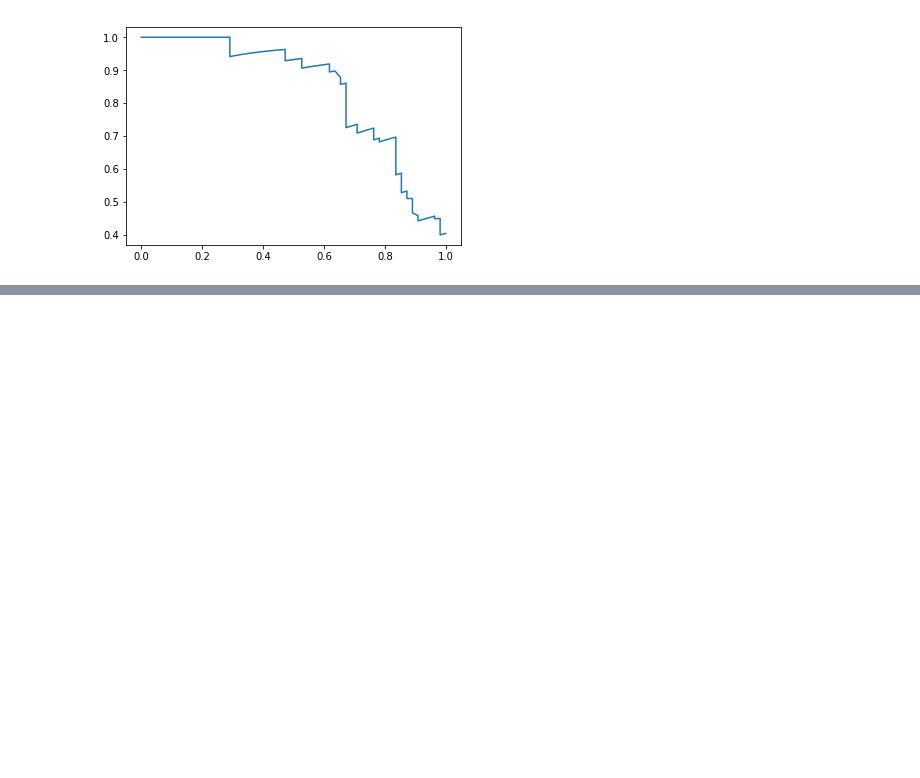
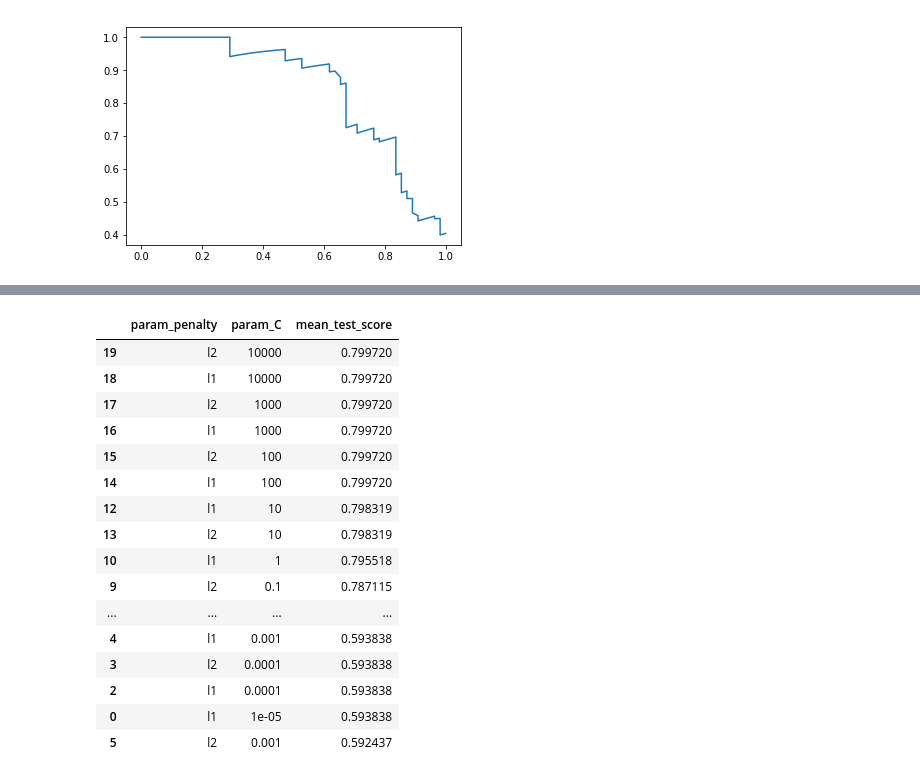
Before and after one commit to mehtapkaramanli/siniflandirma_3_bolum, a Jupyter notebook: Sınıflandırma titanıc odev.ipynb, the cells around one changed output, grey strips where cells are left out. Cells and saved outputs as stored; diff of their text form; code cells hidden in the pictures; blank space fills up the shorter version.

```diff
--- a/Sınıflandırma titanıc odev.ipynb
+++ b/Sınıflandırma titanıc odev.ipynb
@@ -419,0 +458,10 @@ AUC Değeri :  0.8522727272727273
+# %%
+from sklearn.metrics import mean_squared_error
+X=titan
+y=target
+X.index=[i for i in range(714)]
+y.index=[i for i in range(714)]
+X_eğitim=X.copy()
+X_test=X.copy()
+y_eğitim=y.copy()
+y_test=y.copy()
@@ -419,0 +638,22 @@ AUC Değeri :  0.8522727272727273
+# %%
+df = df[['param_penalty','param_C', 'mean_test_score']]
+df = df.sort_values(by='mean_test_score', ascending = False)
+df
+# %% [output]
+|  | param_penalty | param_C | mean_test_score |
+| 19 | l2 | 10000 | 0.799720 |
+| 18 | l1 | 10000 | 0.799720 |
+| 17 | l2 | 1000 | 0.799720 |
+| 16 | l1 | 1000 | 0.799720 |
+| 15 | l2 | 100 | 0.799720 |
+| 14 | l1 | 100 | 0.799720 |
+| 12 | l1 | 10 | 0.798319 |
+| 13 | l2 | 10 | 0.798319 |
+| 10 | l1 | 1 | 0.795518 |
+| 9 | l2 | 0.1 | 0.787115 |
+| ... | ... | ... | ... |
+| 4 | l1 | 0.001 | 0.593838 |
+| 3 | l2 | 0.0001 | 0.593838 |
+| 2 | l1 | 0.0001 | 0.593838 |
+| 0 | l1 | 1e-05 | 0.593838 |
+| 5 | l2 | 0.001 | 0.592437 |
```
Also changed, not shown: parts of 30 cells of this notebook.
